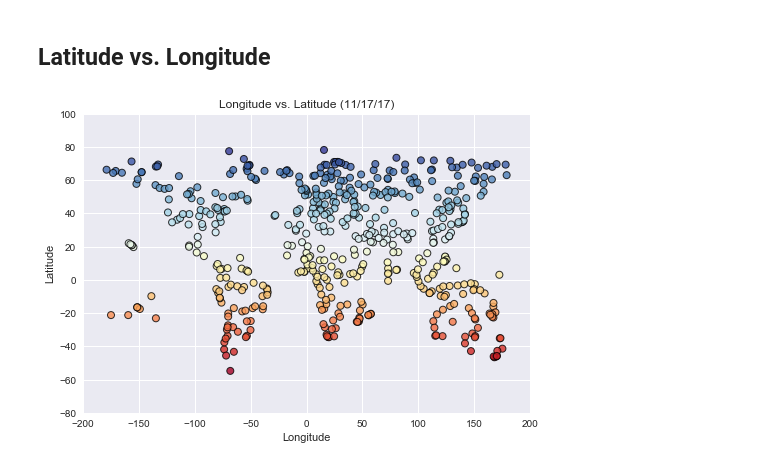
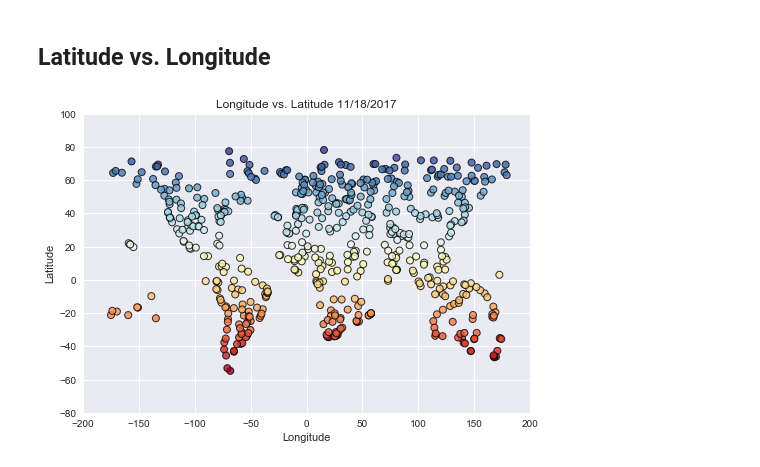
Before and after one commit to ggupta619/WeatherPy, a Jupyter notebook: WeatherPy.ipynb, the cells around one changed output. Cells and saved outputs as stored; diff of their text form; code cells hidden in the pictures.

```diff
--- a/WeatherPy.ipynb
+++ b/WeatherPy.ipynb
@@ -63,7 +65,7 @@ row_count = 1
 print("Beginning Data Retrieval")
 for index, row in cities_df.iterrows():
     target_city = row["City"]
-    target_url = url + "appid=" + api_key + "&units=IMPERIAL" + "&q=" + target_city.replace(" ","")
+    target_url = url + "appid=" + api_key + "&units=IMPERIAL" + "&q=" + target_city.replace(" ","+")
     city_data = requests.get(target_url).json()
     if city_data["cod"] == "404":
         print("City not found, skipping...")
@@ -247,24 +249,24 @@ plt.show()
 # %%
 #Build a scatter plot for Latitude vs. Wind Speed (mph)
 
 plt.scatter(clean_cities_df["Longitude"],
             clean_cities_df["Latitude"], c=clean_cities_df["Latitude"],
             edgecolor="black", linewidths=1, marker="o",
             cmap='RdYlBu', alpha=0.8, label="City")
 
 # Incorporate the other graph properties
 plt.style.use('seaborn')
-plt.title("Longitude vs. Latitude (11/17/17)")
+plt.title(f"Longitude vs. Latitude {datetime.now().strftime('%m/%d/%Y')}")
 plt.ylabel("Latitude")
 plt.xlabel("Longitude")
 plt.grid(True)
 plt.xlim([-200, 200])
 plt.ylim([-80, 100])
 
 # Save the figure
 plt.savefig("WeatherPy_analysis/Latitude_Longitude.png")
 
 # Show plot
 plt.show()
 # %% [output]
-[figure, old version]
+[figure, new version]
```
Also changed, not shown: parts of 10 cells of this notebook, 7 other files.
